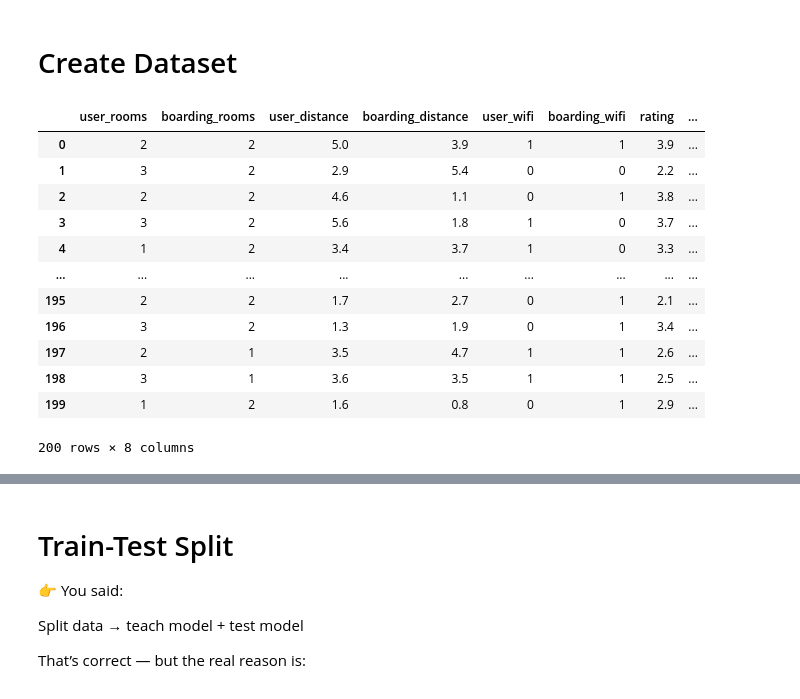
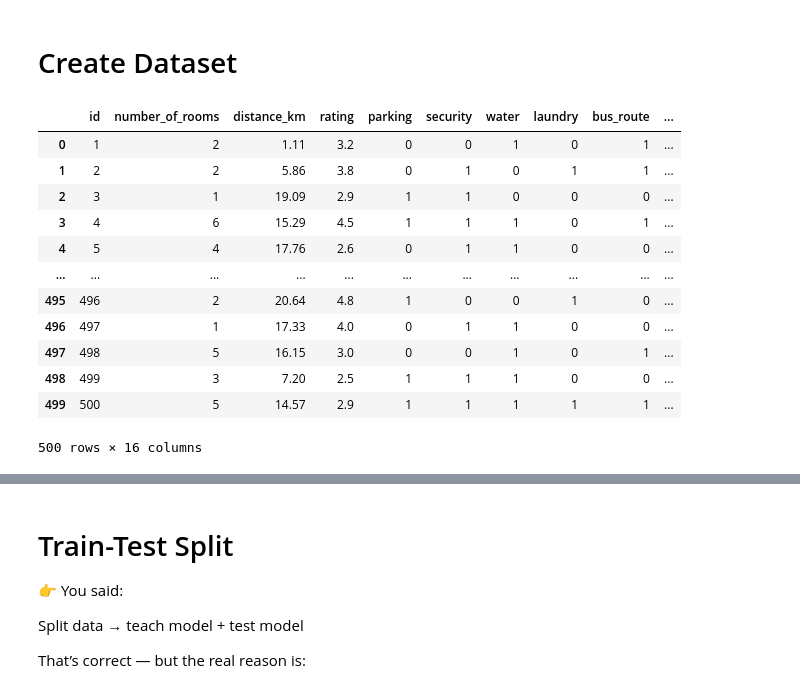
Before and after one commit to VihangaKulathilake/ml-boarding-recommendation-system, a Jupyter notebook: notebooks/training.ipynb, the cells around one changed output, grey strips where cells are left out. Cells and saved outputs as stored; diff of their text form; code cells hidden in the pictures.

```diff
--- a/notebooks/training.ipynb
+++ b/notebooks/training.ipynb
@@ -11,20 +11,20 @@ import os # to check if model file exists
 # %% [markdown]
 # Create Dataset
 # %%
-df = pd.read_csv("boarding_data.csv")
+boardings = pd.read_csv("boarding_data.csv")
 
-df.head(200)
+boardings.head(500)
 # %% [output]
-|  | user_rooms | boarding_rooms | user_distance | boarding_distance | user_wifi | boarding_wifi | rating | ... |
-| 0 | 2 | 2 | 5.0 | 3.9 | 1 | 1 | 3.9 | ... |
-| 1 | 3 | 2 | 2.9 | 5.4 | 0 | 0 | 2.2 | ... |
-| 2 | 2 | 2 | 4.6 | 1.1 | 0 | 1 | 3.8 | ... |
-| 3 | 3 | 2 | 5.6 | 1.8 | 1 | 0 | 3.7 | ... |
-| 4 | 1 | 2 | 3.4 | 3.7 | 1 | 0 | 3.3 | ... |
-| ... | ... | ... | ... | ... | ... | ... | ... | ... |
-| 195 | 2 | 2 | 1.7 | 2.7 | 0 | 1 | 2.1 | ... |
-| 196 | 3 | 2 | 1.3 | 1.9 | 0 | 1 | 3.4 | ... |
-| 197 | 2 | 1 | 3.5 | 4.7 | 1 | 1 | 2.6 | ... |
-| 198 | 3 | 1 | 3.6 | 3.5 | 1 | 1 | 2.5 | ... |
-| 199 | 1 | 2 | 1.6 | 0.8 | 0 | 1 | 2.9 | ... |
+|  | id | number_of_rooms | distance_km | rating | parking | security | water | laundry | bus_route | ... |
+| 0 | 1 | 2 | 1.11 | 3.2 | 0 | 0 | 1 | 0 | 1 | ... |
+| 1 | 2 | 2 | 5.86 | 3.8 | 0 | 1 | 0 | 1 | 1 | ... |
+| 2 | 3 | 1 | 19.09 | 2.9 | 1 | 1 | 0 | 0 | 0 | ... |
+| 3 | 4 | 6 | 15.29 | 4.5 | 1 | 1 | 1 | 0 | 1 | ... |
+| 4 | 5 | 4 | 17.76 | 2.6 | 0 | 1 | 1 | 0 | 0 | ... |
+| ... | ... | ... | ... | ... | ... | ... | ... | ... | ... | ... |
+| 495 | 496 | 2 | 20.64 | 4.8 | 1 | 0 | 0 | 1 | 0 | ... |
+| 496 | 497 | 1 | 17.33 | 4.0 | 0 | 1 | 1 | 0 | 0 | ... |
+| 497 | 498 | 5 | 16.15 | 3.0 | 0 | 0 | 1 | 0 | 1 | ... |
+| 498 | 499 | 3 | 7.20 | 2.5 | 1 | 1 | 1 | 0 | 0 | ... |
+| 499 | 500 | 5 | 14.57 | 2.9 | 1 | 1 | 1 | 1 | 1 | ... |
-200 rows × 8 columns
+500 rows × 16 columns
```
Also changed, not shown: parts of 19 cells of this notebook, 5 other files.
